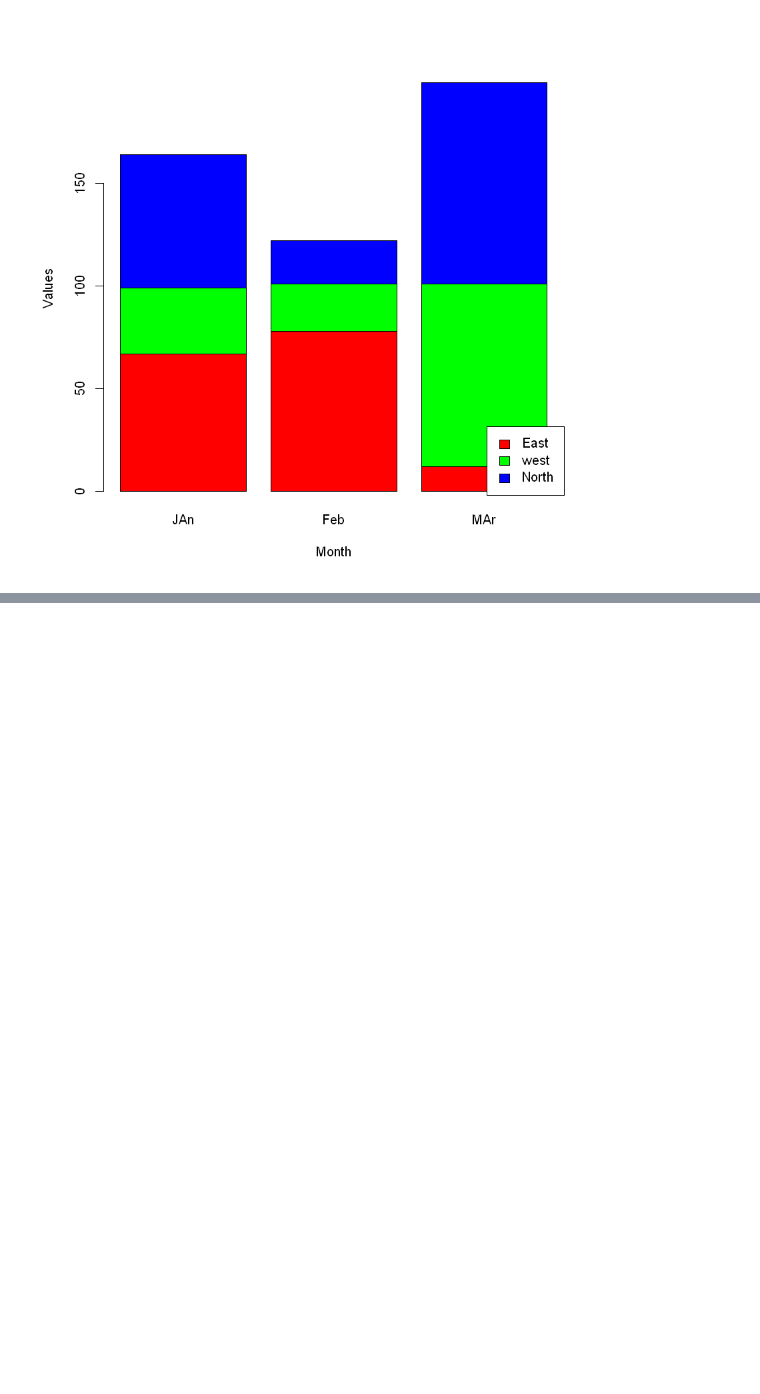
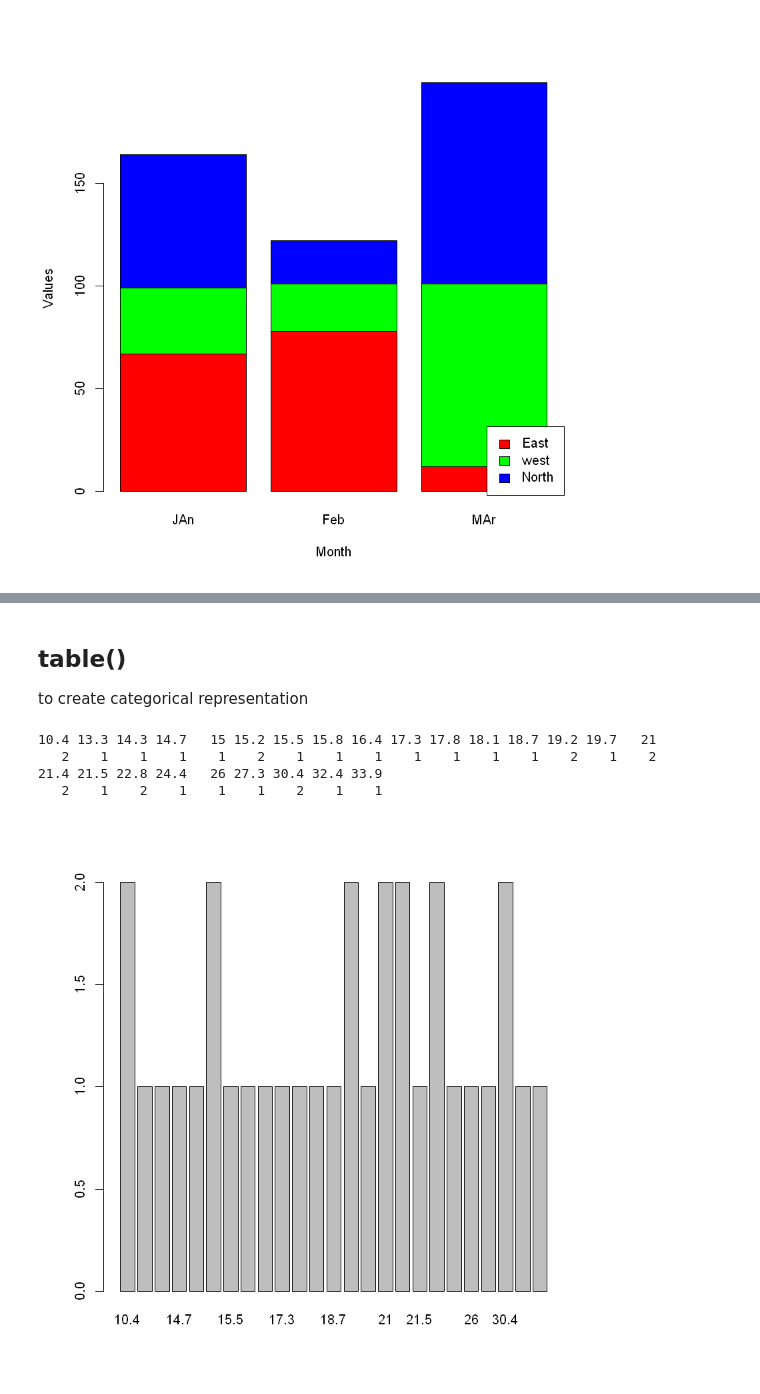
Before and after one commit to dipaliziman/Edubridge_Data_Analytics, a Jupyter notebook: Python Notes/ML,R,Python/R data visualisation.ipynb, the cells around one changed output, grey strips where cells are left out. Cells and saved outputs as stored; diff of their text form; code cells hidden in the pictures; blank space fills up the shorter version.

```diff
--- a/Python Notes/ML,R,Python/R data visualisation.ipynb
+++ b/Python Notes/ML,R,Python/R data visualisation.ipynb
@@ -93,0 +116,16 @@ legend("bottomright",regions,fill=c("red","green","blue"))
+# %% [markdown]
+## table()
+to create categorical representation
+# %%
+count=table(mtcars$mpg)
+# %%
+print(count)
+# %% [output]
+10.4 13.3 14.3 14.7   15 15.2 15.5 15.8 16.4 17.3 17.8 18.1 18.7 19.2 19.7   21
+   2    1    1    1    1    2    1    1    1    1    1    1    1    2    1    2
+21.4 21.5 22.8 24.4   26 27.3 30.4 32.4 33.9
+   2    1    2    1    1    1    2    1    1
+# %%
+barplot(count)
+# %% [output]
+[figure, added]
```
Also changed, not shown: parts of 21 cells of this notebook, 4 other files.
